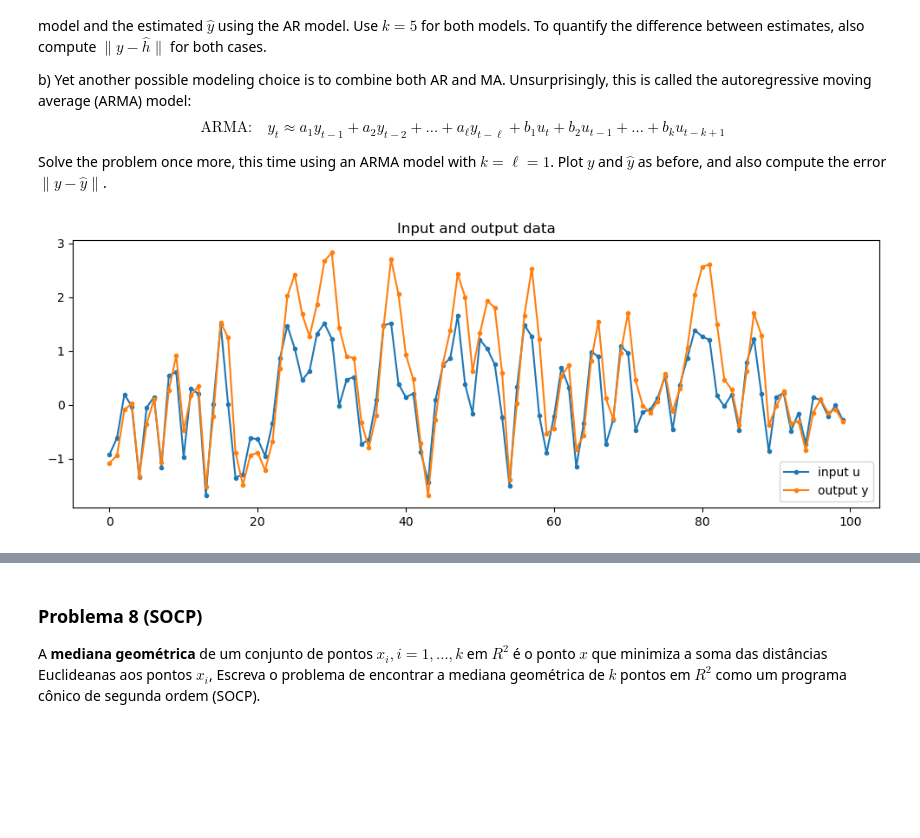
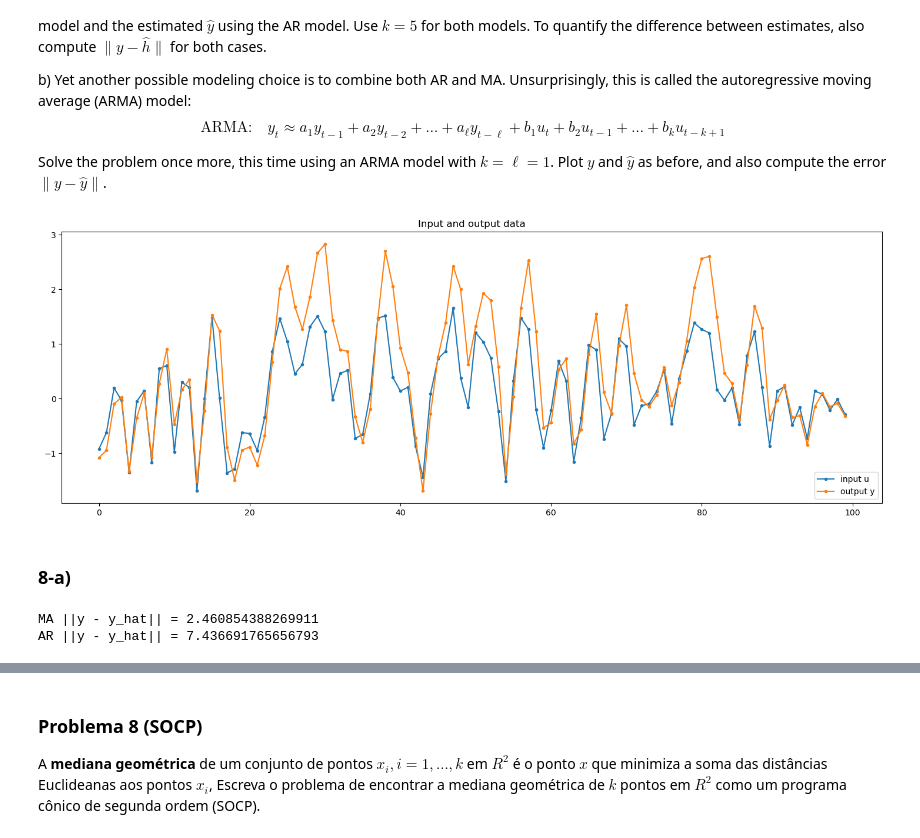
Before and after one commit to LincolnProenca/IntroOtimizacao, a Jupyter notebook: Lista 2/Lista 2 outubro de 2023.ipynb, the cells around one changed output, grey strips where cells are left out. Saved outputs shown, nothing was run; the diff lists cells and outputs as text; code cells hidden in the pictures; blank space fills up the shorter version.

```diff
--- a/Lista 2/Lista 2 outubro de 2023.ipynb
+++ b/Lista 2/Lista 2 outubro de 2023.ipynb
@@ -425,32 +1336,103 @@ raw = [-0.9188 -1.0773
 -0.0269 0.4687
 0.1963 0.2807
 -0.4706 -0.3694
 0.7855 0.617
 1.2281 1.6969
 0.205 1.2934
 -0.8645 -0.3791
 0.1419 -0.0276
 0.2251 0.2533
 -0.4831 -0.3436
 -0.1577 -0.3082
 -0.7281 -0.8429
 0.1397 -0.1449
 0.0851 0.1008
 -0.2105 -0.1442
 -0.011 -0.0843
 -0.2845 -0.3122]
 
 u = raw[:,1];
 y = raw[:,2];
 T = length(u)
 
 # plot the u and y data
 using PyPlot
 PyPlot.svg(true)
 
-figure(figsize=(12,4))
+figure(figsize=(18,6))
 plot([u y],".-");
 legend(["input u", "output y"], loc="lower right");
 title("Input and output data");
+display(gcf())
 # %% [output]
-[figure, old version]
+[figure, new version]
+# %% [markdown]
+### 8-a)
+# %%
+function ma_model(u, y, width)
+    """
+    Ajusta um modelo de Média Móvel (MA) aos dados de séries temporais.
+
+    Parâmetros:
+        u: Vetor de valores da série temporal de entrada.
+        y: Vetor de valores da série temporal de saída.
+        width: Largura da janela móvel.
+
+    Retorna:
+        yest: Estimativa da série temporal usando o modelo MA.
+    """
+    T = length(u)
+    A = zeros(T, width)
+
+    # Construir a matriz A para o modelo MA
+    for i = 1:width
+        A[i:end, i] = u[1:end-i+1]
+    end
+
+    # Resolver para os coeficientes wopt usando mínimos quadrados
+    wopt = A \ y
+
+    # Estimar a saída usando o modelo MA
+    yest = A * wopt
+
+    return yest
+end
+
+function ar_model(y, width)
+    """
+    Ajusta um modelo Autorregressivo (AR) aos dados de séries temporais.
+
+    Parâmetros:
+        y: Vetor de valores da série temporal.
+        width: Largura da janela autorregressiva.
+
+    Retorna:
+        yest: Estimativa da série temporal usando o modelo AR.
+    """
+    T = length(y)
+    A = zeros(T, width)
+
+    # Construir a matriz A para o modelo AR
+    for i = 1:width
+        A[i+1:end, i] = y[1:end-i]
+    end
+
+    # Resolver para os coeficientes wopt usando mínimos quadrados
+    wopt = A \ y
+
+    # Estimar a série temporal usando o modelo AR
+    yest = A * wopt
+
+    return yest
+end
+
+width = 5
+y_hat_MA = ma_model(u, y, width)
+y_hat_AR = ar_model(y, width)
+
+# Mostrar as normas das diferenças entre y e as estimativas
+println("MA ||y - y_hat|| = ", norm(y_hat_MA - y))
+println("AR ||y - y_hat|| = ", norm(y_hat_AR - y))
+# %% [output]
+MA ||y - y_hat|| = 2.460854388269911
+AR ||y - y_hat|| = 7.436691765656793
```
Also changed, not shown: parts of 49 cells of this notebook.
